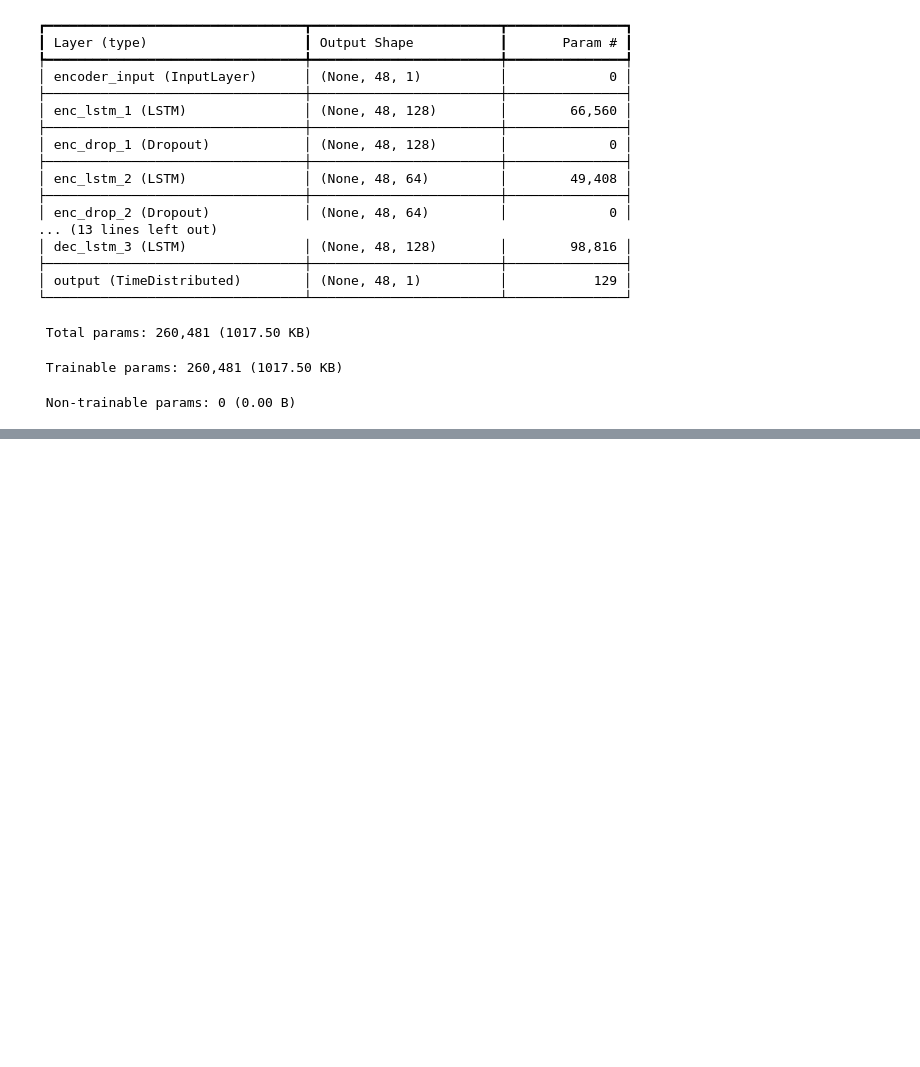
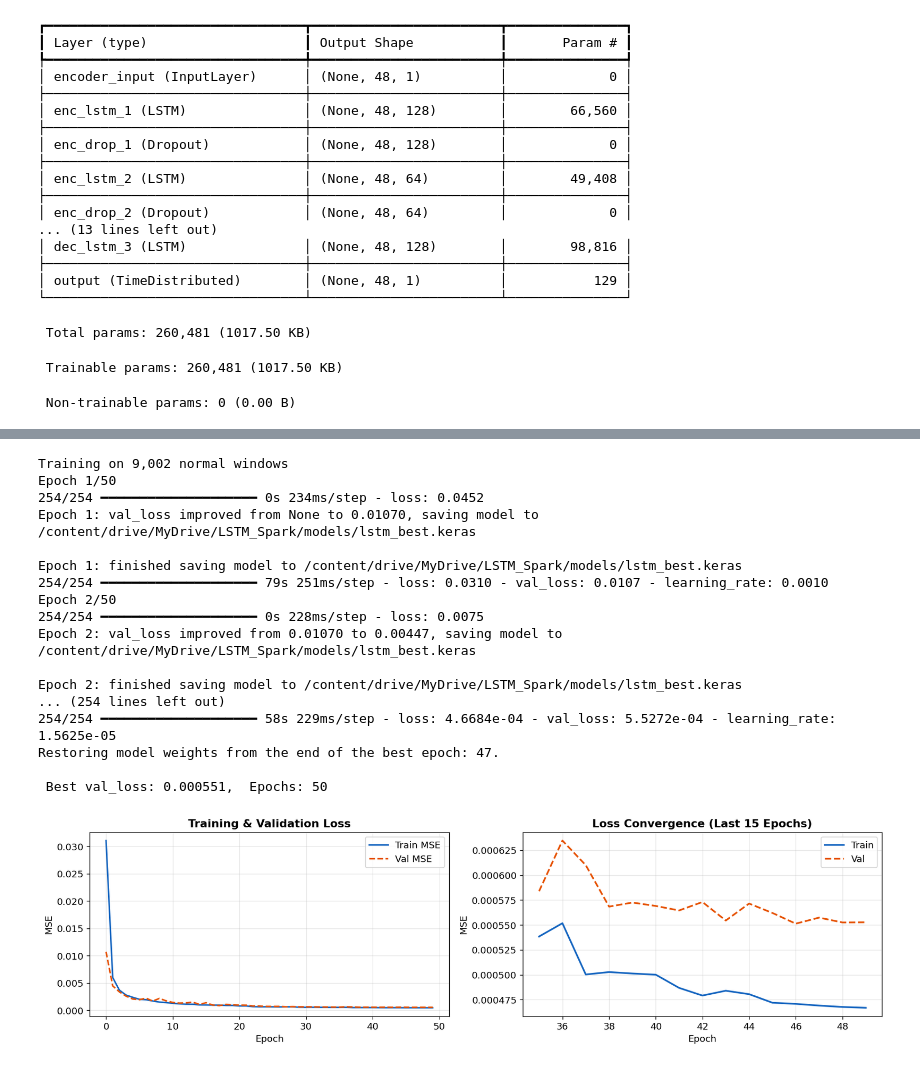
Before and after one commit to 2025503-bot/LSTMSpark, a Jupyter notebook: notebooks/Final_LSTM_Spark.ipynb, the cells around one changed output, grey strips where cells are left out. Drawn from its saved outputs; the diff is of its cells as text; code cells hidden in the pictures; blank space fills up the shorter version.

Commit message:
Commit 8: LSTM training complete

```diff
--- a/notebooks/Final_LSTM_Spark.ipynb
+++ b/notebooks/Final_LSTM_Spark.ipynb
@@ -1056,0 +1066,63 @@ git_commit_push("Commit 7: ")
+# %%
+from tensorflow.keras.callbacks import (ModelCheckpoint, EarlyStopping,
+                                         CSVLogger, ReduceLROnPlateau)
+import matplotlib.pyplot as plt, shutil
+
+EPOCHS = 50; BATCH_SIZE = 32; VAL_SPLIT = 0.1
+
+callbacks = [
+    ModelCheckpoint(MODEL_PATH+"lstm_best.keras", monitor="val_loss", save_best_only=True, verbose=1),
+    EarlyStopping(monitor="val_loss", patience=8, restore_best_weights=True, verbose=1),
+    ReduceLROnPlateau(monitor="val_loss", factor=0.5, patience=4, min_lr=1e-5, verbose=1),
+    CSVLogger(MODEL_PATH+"training_log.csv", append=True),
+]
+
+print(f"Training on {X_train_ae.shape[0]:,} normal windows")
+history = autoencoder.fit(
+    X_train_ae, X_train_ae, epochs=EPOCHS, batch_size=BATCH_SIZE,
+    validation_split=VAL_SPLIT, callbacks=callbacks, shuffle=True, verbose=1
+)
+print(f"\n Best val_loss: {min(history.history['val_loss']):.6f},  Epochs: {len(history.history['loss'])}")
+autoencoder.save(MODEL_PATH + "lstm_final.keras")
+
+# Plot training loss
+fig, axes = plt.subplots(1, 2, figsize=(14, 4))
+axes[0].plot(history.history["loss"],     label="Train MSE", color="#1565C0", lw=1.8)
+axes[0].plot(history.history["val_loss"], label="Val MSE",   color="#E65100", ls="--", lw=1.8)
+axes[0].set_title("Training & Validation Loss")
+axes[0].set_xlabel("Epoch"); axes[0].set_ylabel("MSE")
+axes[0].legend(); axes[0].grid(alpha=0.3)
+if "lr" in history.history:
+    ax2 = axes[0].twinx()
+    ax2.plot(history.history["lr"], color="green", lw=1, ls=":", alpha=0.7)
+    ax2.set_ylabel("Learning Rate", color="green")
+n = len(history.history["loss"]); s = max(0, n-15)
+axes[1].plot(range(s,n), history.history["loss"][s:],     color="#1565C0", lw=2, label="Train")
+axes[1].plot(range(s,n), history.history["val_loss"][s:], color="#E65100", ls="--", lw=2, label="Val")
+axes[1].set_title(f"Loss Convergence (Last {min(15,n)} Epochs)")
+axes[1].set_xlabel("Epoch"); axes[1].set_ylabel("MSE")
+axes[1].legend(); axes[1].grid(alpha=0.3)
+plt.tight_layout()
+p = RESULTS_PATH + "training_loss.png"
+plt.savefig(p, dpi=150, bbox_inches='tight')
+shutil.copy(p, REPO_DIR + "results/training_loss.png")
+plt.show()
+# %% [output]
+Training on 9,002 normal windows
+Epoch 1/50
+254/254 ━━━━━━━━━━━━━━━━━━━━ 0s 234ms/step - loss: 0.0452
+Epoch 1: val_loss improved from None to 0.01070, saving model to /content/drive/MyDrive/LSTM_Spark/models/lstm_best.keras
+
+Epoch 1: finished saving model to /content/drive/MyDrive/LSTM_Spark/models/lstm_best.keras
+254/254 ━━━━━━━━━━━━━━━━━━━━ 79s 251ms/step - loss: 0.0310 - val_loss: 0.0107 - learning_rate: 0.0010
+Epoch 2/50
+254/254 ━━━━━━━━━━━━━━━━━━━━ 0s 228ms/step - loss: 0.0075
+Epoch 2: val_loss improved from 0.01070 to 0.00447, saving model to /content/drive/MyDrive/LSTM_Spark/models/lstm_best.keras
+
+Epoch 2: finished saving model to /content/drive/MyDrive/LSTM_Spark/models/lstm_best.keras
+... (254 lines left out)
+254/254 ━━━━━━━━━━━━━━━━━━━━ 58s 229ms/step - loss: 4.6684e-04 - val_loss: 5.5272e-04 - learning_rate: 1.5625e-05
+Restoring model weights from the end of the best epoch: 47.
+
+ Best val_loss: 0.000551,  Epochs: 50
+[figure, added]
```
Also changed, not shown: parts of 2 cells of this notebook, 1 other file.
